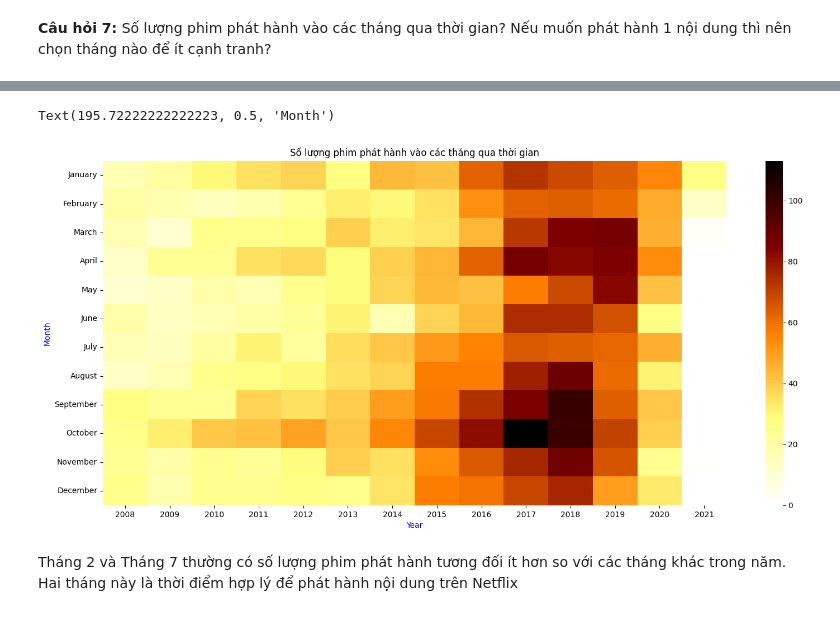
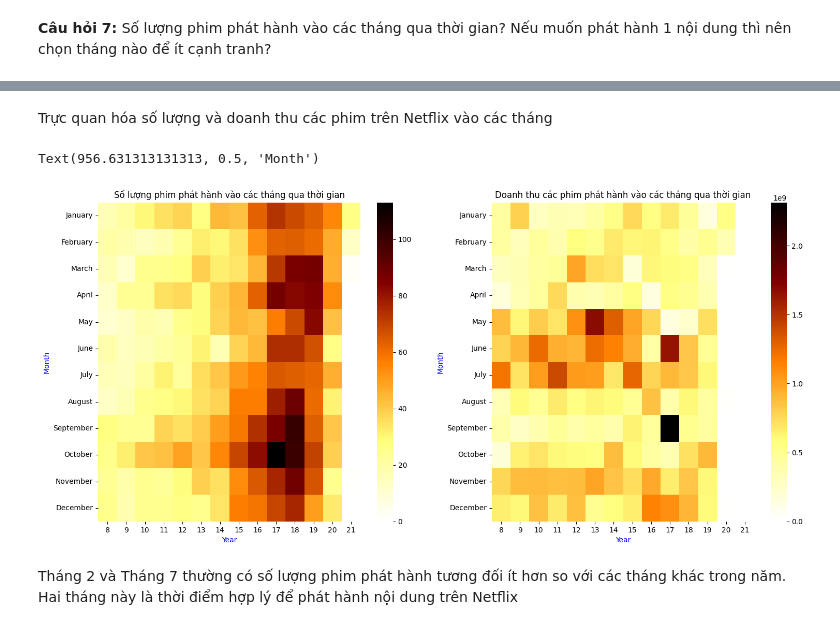
Before and after one commit to VienHaiYen/Netflix-dataset-2021, a Jupyter notebook: main.ipynb, the cells around one changed output, grey strips where cells are left out. Drawn from its saved outputs; the diff is of its cells as text; code cells hidden in the pictures.

Commit message:
fix visual câu 1,7 + thêm markdown câu 1,3,7

```diff
--- a/main.ipynb
+++ b/main.ipynb
@@ -529,10 +543,12 @@ Có thể thấy các phim thuộc thể loại TV-Y7 đạt được phần gi
 # %%
+
 df1=df[['Title','Release Date']].copy()
 df1.dropna(inplace=True)
 df1['Month']=df1['Release Date'].transform(lambda x: x.month)
 df1['Year']=df1['Release Date'].transform(lambda x: x.year)
 df1=df1[df1['Year'] >= 2008]
-# df1.sort_values(by=['Month'],inplace=True)
+df1['Year']=df1['Year'].transform(lambda x: x % 100)
+
 df1['Month']=df1['Release Date'].transform(lambda x: x.month_name())
 df1=df1.groupby(['Year','Month'])['Title'].count().unstack(level=0)
 df1=df1.reindex(['January', 'February', 'March', 'April', 'May', 'June', 'July', 'August', 'September', 'October', 'November', 'December'])
@@ -555,0 +574,13 @@ df1
+# %%
+df2=df[['Boxoffice','Release Date']].copy()
+df2.dropna(inplace=True)
+df2['Month']=df2['Release Date'].transform(lambda x: x.month)
+df2['Year']=df2['Release Date'].transform(lambda x: x.year)
+df2=df2[df2['Year'] >= 2008]
+df2['Year']=df2['Year'].transform(lambda x: x % 100)
+df2['Month']=df2['Release Date'].transform(lambda x: x.month_name())
+df2['Boxoffice'].astype(int)
+df2=df2.groupby(['Year','Month'])['Boxoffice'].sum().unstack(level=0)
+df2=df2.reindex(['January', 'February', 'March', 'April', 'May', 'June', 'July', 'August', 'September', 'October', 'November', 'December'])
+df2=df2.fillna(0)
+df2
@@ -556,13 +602,22 @@ df1
+# %% [markdown]
+Trực quan hóa số lượng và doanh thu các phim trên Netflix vào các tháng
 # %%
-plt.subplots(figsize=(18,8))
-sns.heatmap(data=df1,
-            cmap='afmhot_r')
-plt.title('Số lượng phim phát hành vào các tháng qua thời gian')
-plt.xlabel('Year',color="blue")
-plt.ylabel('Month',color="blue")
+fig,(ax1,ax2)= plt.subplots(1,2,figsize=(18,8))
+g= sns.heatmap(data=df1,
+            cmap='afmhot_r',ax=ax1)
+ax1.set_title('Số lượng phim phát hành vào các tháng qua thời gian')
+ax1.set_xlabel('Year',color="blue")
+ax1.set_ylabel('Month',color="blue")
+
+g= sns.heatmap(data=df2,
+            cmap='afmhot_r',ax=ax2)
+ax2.set_title('Doanh thu các phim phát hành vào các tháng qua thời gian')
+
+ax2.set_xlabel('Year',color="blue")
+ax2.set_ylabel('Month',color="blue")
 # %% [output]
-Text(195.72222222222223, 0.5, 'Month')
+Text(956.631313131313, 0.5, 'Month')
-[figure, old version]
+[figure, new version]
 # %% [markdown]
 Tháng 2 và Tháng 7 thường có số lượng phim phát hành tương đối ít hơn so với các tháng khác trong năm. Hai tháng này là thời điểm hợp lý để phát hành nội dung trên Netflix
 # %% [markdown]
```
Also changed, not shown: parts of 10 cells of this notebook.
